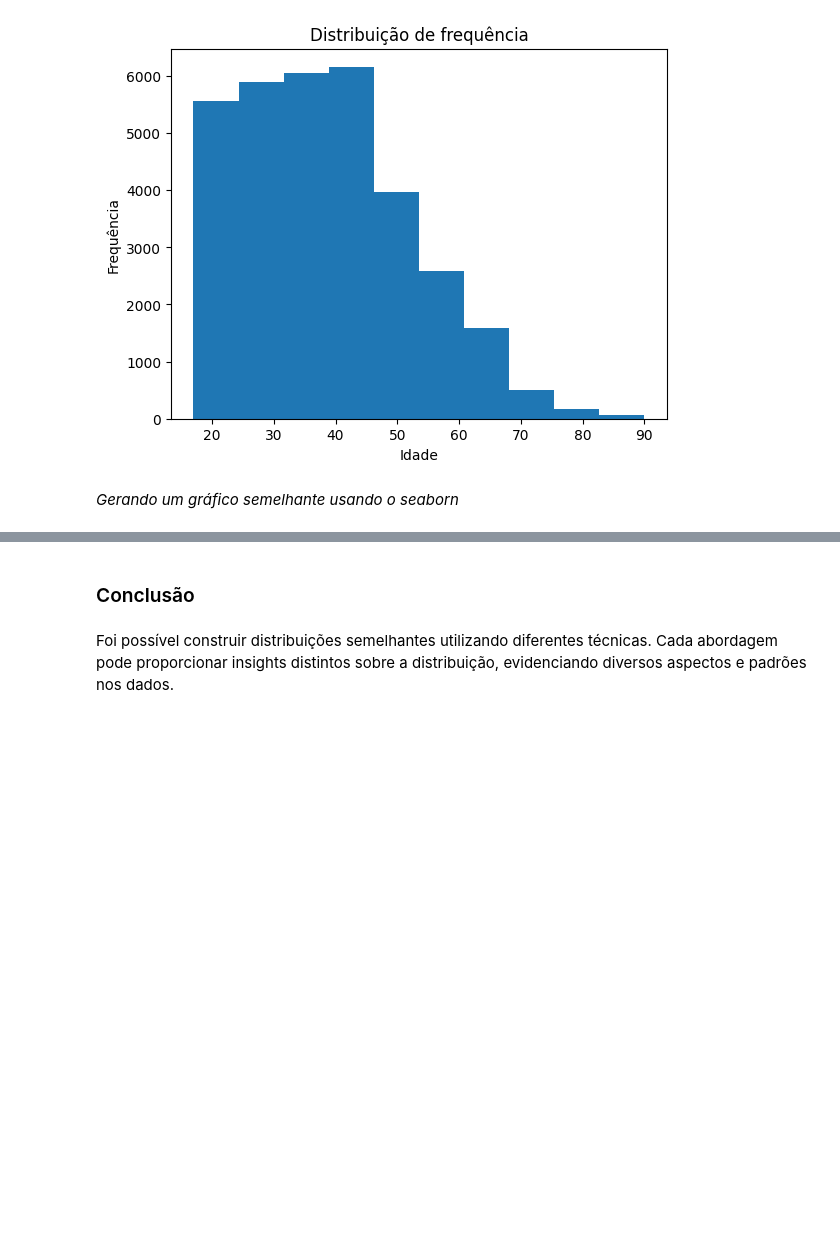
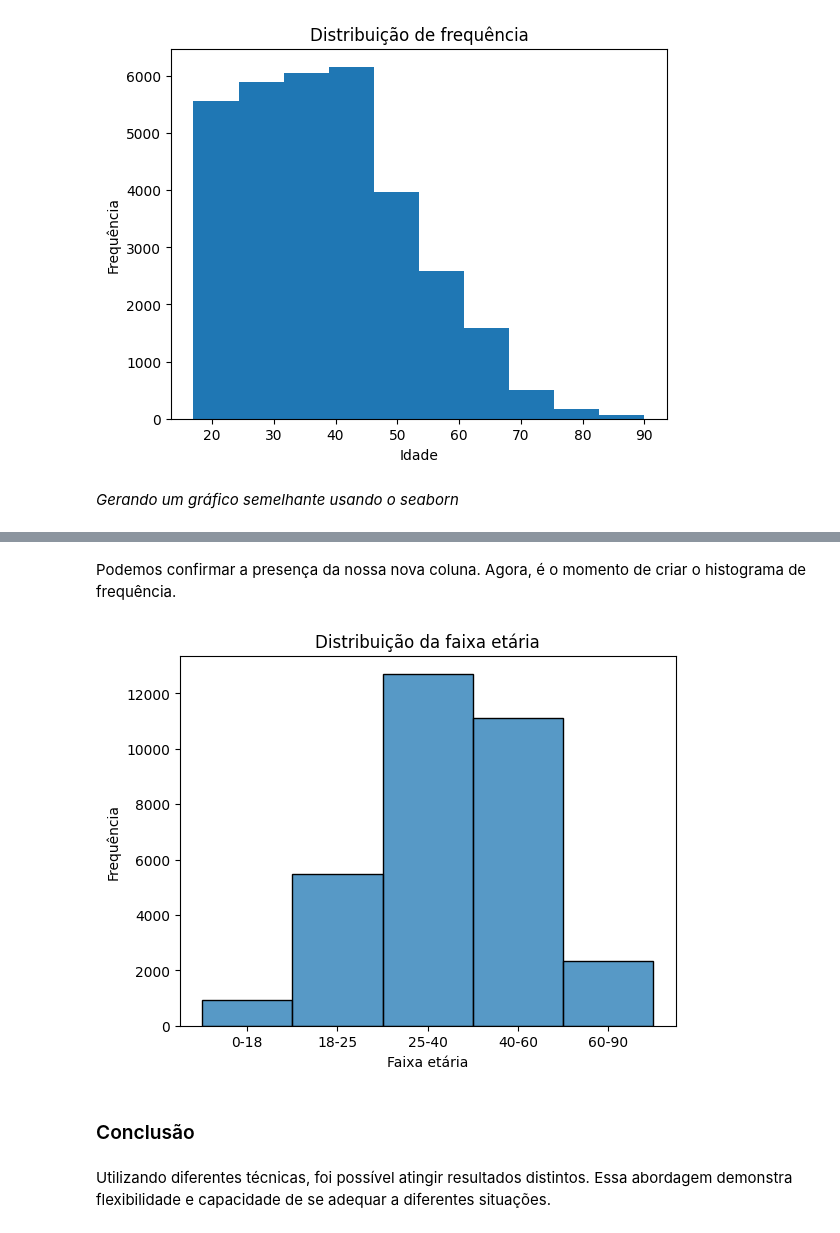
Before and after one commit to JosenildoJunior/StatPyDataScience, a Jupyter notebook: Distribuição_de_frequência.ipynb, the cells around one changed output, grey strips where cells are left out. Saved outputs shown, nothing was run; the diff lists cells and outputs as text; code cells hidden in the pictures; blank space fills up the shorter version.

```diff
--- a/Distribuição_de_frequência.ipynb
+++ b/Distribuição_de_frequência.ipynb
@@ -351,0 +356,7 @@ plt.show()
+# %%
+# Segmentamdo os dados em intervalos específicos.
+df['Faixa etária'] = pd.cut(df['age'],
+                   # Definindo os limite de intervalos
+                   bins=[0, 18, 25, 40, 60, 90],
+                   # Adinionando rótulos a categoria
+                   labels=['0-18', "18-25", "25-40", "40-60", "60-90"])
@@ -352,4 +373,20 @@ plt.show()
+# %% [markdown]
+Podemos confirmar a presença da nossa nova coluna. Agora, é o momento de criar o histograma de frequência.
+# %%
+# Gerando o gráfico
+sns.histplot(df['Faixa etária'], kde=False)
+
+# Adicionando o título
+plt.title('Distribuição da faixa etária')
+
+# Adicionando um rótulo ao eixo y do gráfico
+plt.ylabel('Frequência')
+
+# Exibir o gráfico
+plt.show()
+# %% [output]
+[figure, added]
 # %% [markdown]
 ### Conclusão
-# %% [markdown]
-Foi possível construir distribuições semelhantes utilizando diferentes técnicas. Cada abordagem pode proporcionar insights distintos sobre a distribuição, evidenciando diversos aspectos e padrões nos dados.
+# %% [markdown]
+Utilizando diferentes técnicas, foi possível atingir resultados distintos. Essa abordagem demonstra flexibilidade e capacidade de se adequar a diferentes situações.
```
Also changed, not shown: parts of 4 cells of this notebook.
